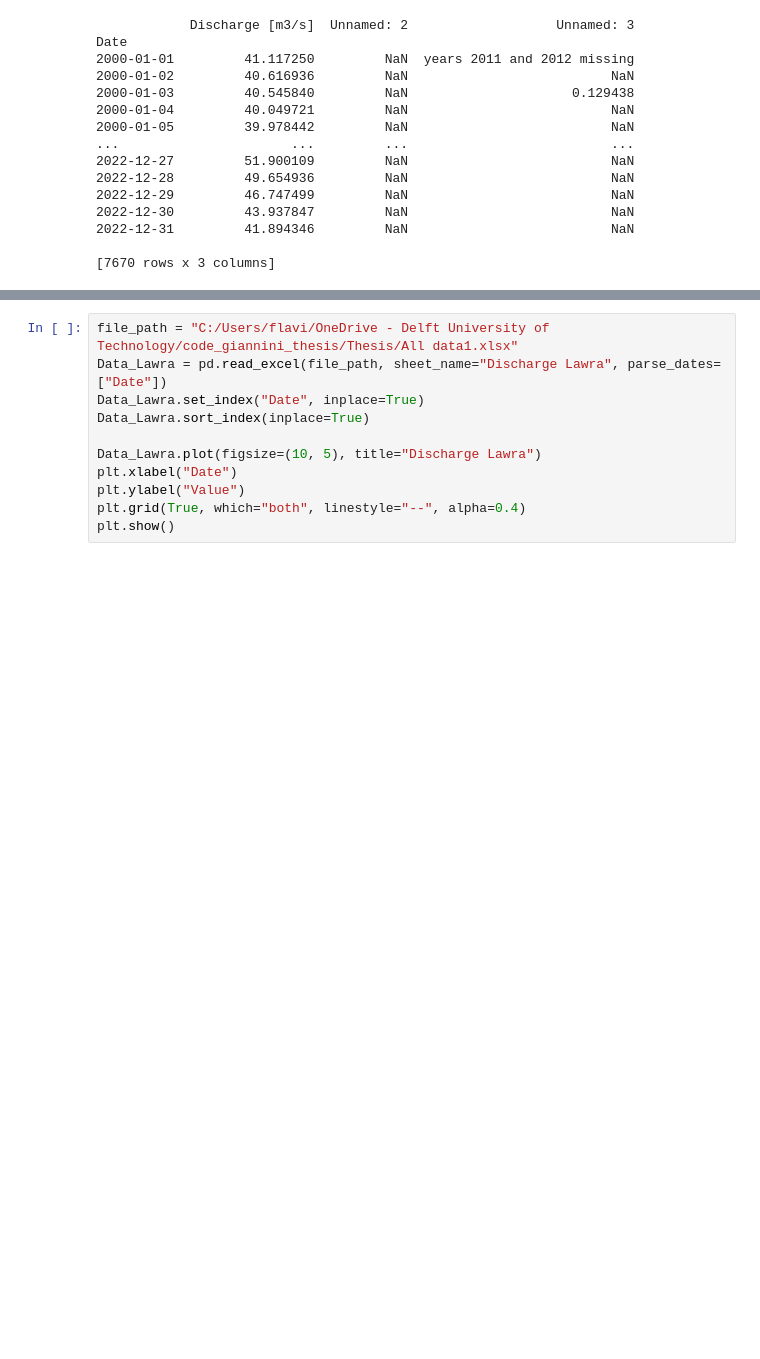
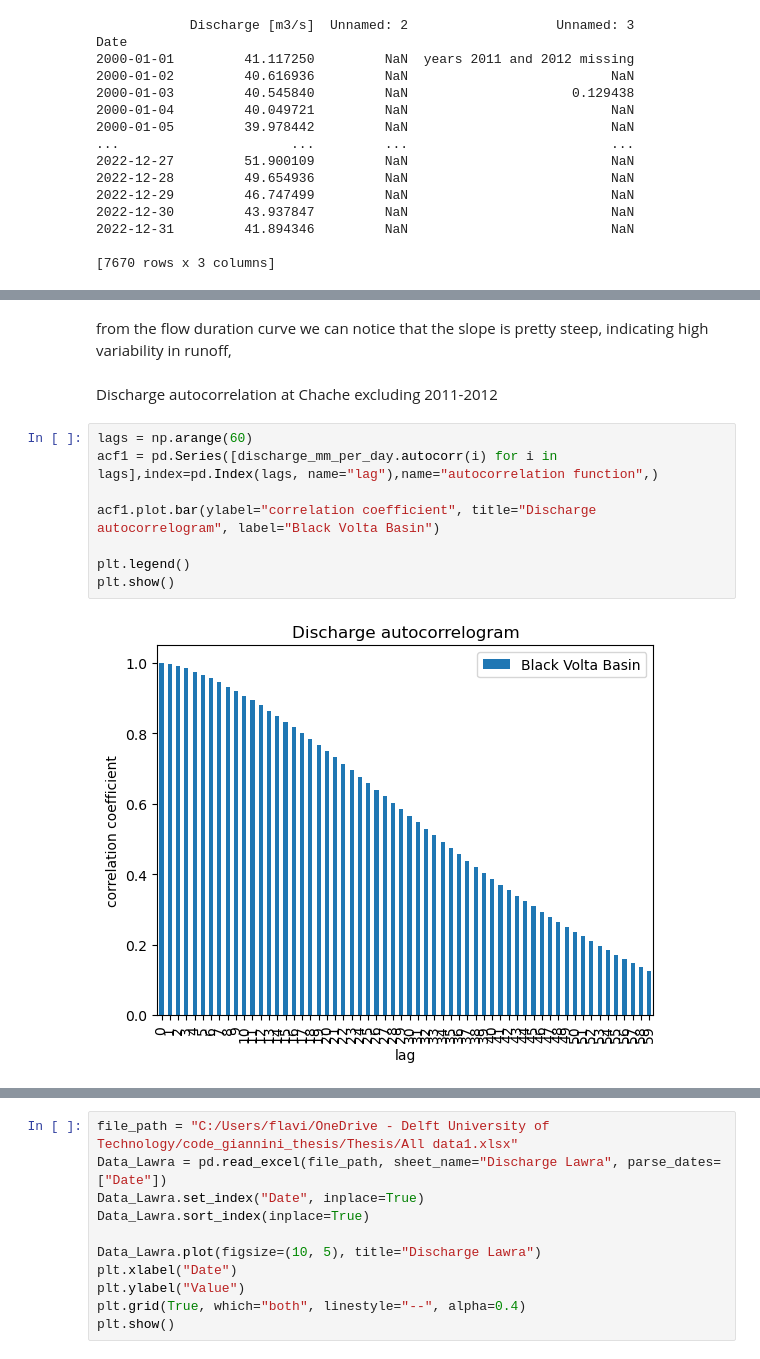
Before and after one commit to flavgiannini/Thesis, a Jupyter notebook: Analysis_data.ipynb, the cells around one changed output, grey strips where cells are left out. Saved outputs shown, nothing was run; the diff lists cells and outputs as text; blank space fills up the shorter version.

```diff
--- a/Analysis_data.ipynb
+++ b/Analysis_data.ipynb
@@ -38,0 +74,14 @@ Date
+# %% [markdown]
+from the flow duration curve we can notice that the slope is pretty steep, indicating high variability in runoff,
+# %% [markdown]
+Discharge autocorrelation at Chache excluding 2011-2012
+# %%
+lags = np.arange(60)
+acf1 = pd.Series([discharge_mm_per_day.autocorr(i) for i in lags],index=pd.Index(lags, name="lag"),name="autocorrelation function",)
+
+acf1.plot.bar(ylabel="correlation coefficient", title="Discharge autocorrelogram", label="Black Volta Basin")
+
+plt.legend()
+plt.show()
+# %% [output]
+[figure, added]
```
Also changed, not shown: parts of 15 cells of this notebook, 2 other files.
